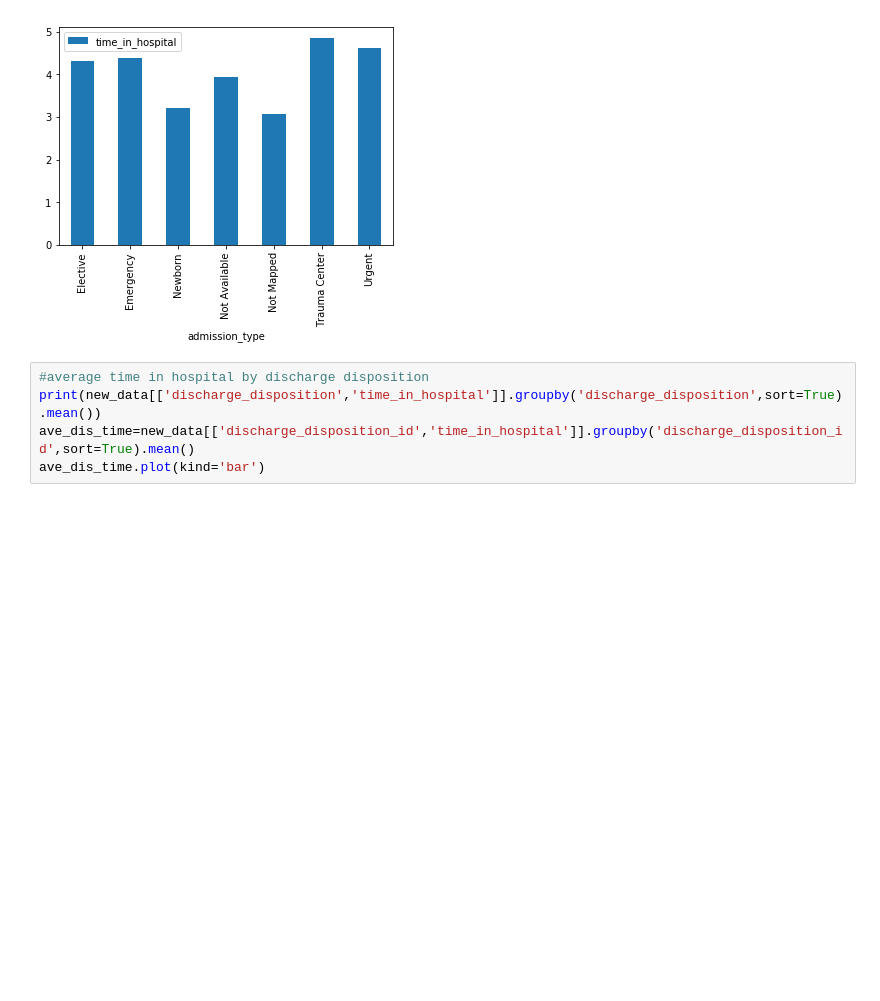
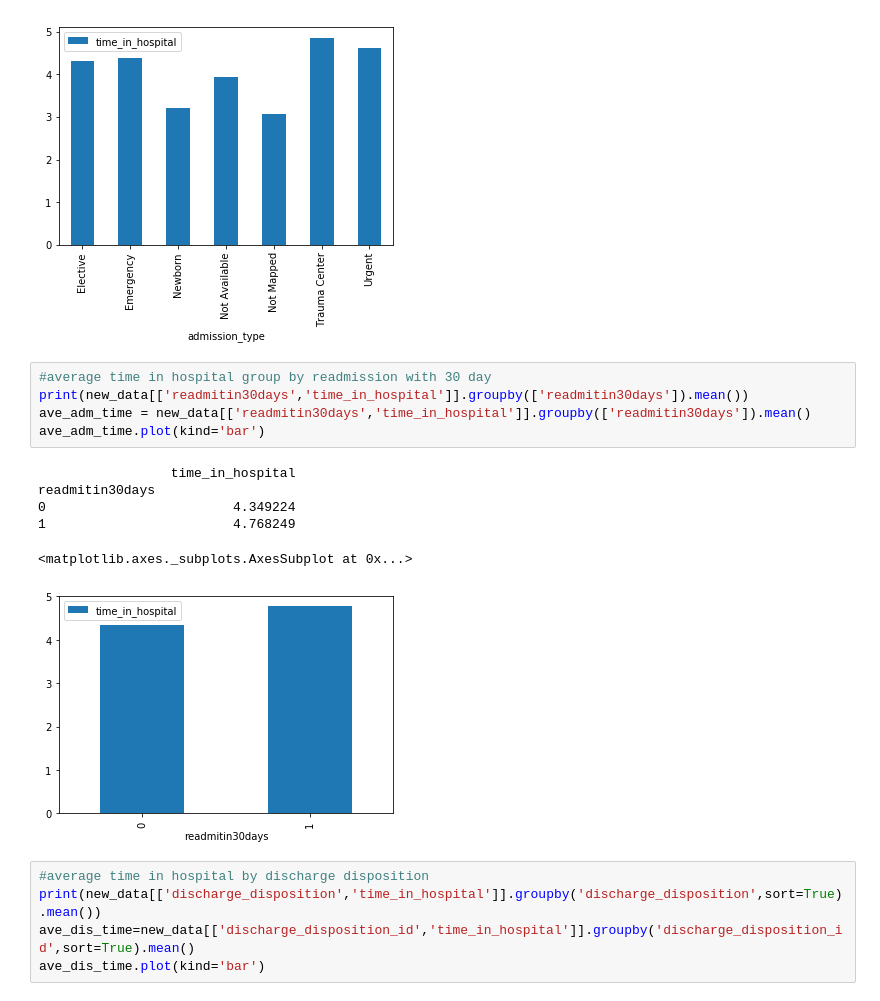
Before and after one commit to joonsooro/UnitedHealthcare, a Jupyter notebook: Jason/data cleaning.ipynb, the cells around one changed output. Drawn from its saved outputs; the diff is of its cells as text; blank space fills up the shorter version.

Commit message:
cleaned data

```diff
--- a/Jason/united healthcare data cleaning.ipynb
+++ b/Jason/data cleaning.ipynb
@@ -208,6 +207,18 @@ Trauma Center           4.857143
 Urgent                  4.610714
 <matplotlib.axes._subplots.AxesSubplot at 0x...>
 [figure]
+# %%
+#average time in hospital group by readmission with 30 day
+print(new_data[['readmitin30days','time_in_hospital']].groupby(['readmitin30days']).mean())
+ave_adm_time = new_data[['readmitin30days','time_in_hospital']].groupby(['readmitin30days']).mean()
+ave_adm_time.plot(kind='bar')
+# %% [output]
+                 time_in_hospital
+readmitin30days
+0                        4.349224
+1                        4.768249
+<matplotlib.axes._subplots.AxesSubplot at 0x...>
+[figure, added]
 # %%
 #average time in hospital by discharge disposition
 print(new_data[['discharge_disposition','time_in_hospital']].groupby('discharge_disposition',sort=True).mean())
```
Also changed, not shown: parts of 11 cells of this notebook, 1 other file.
